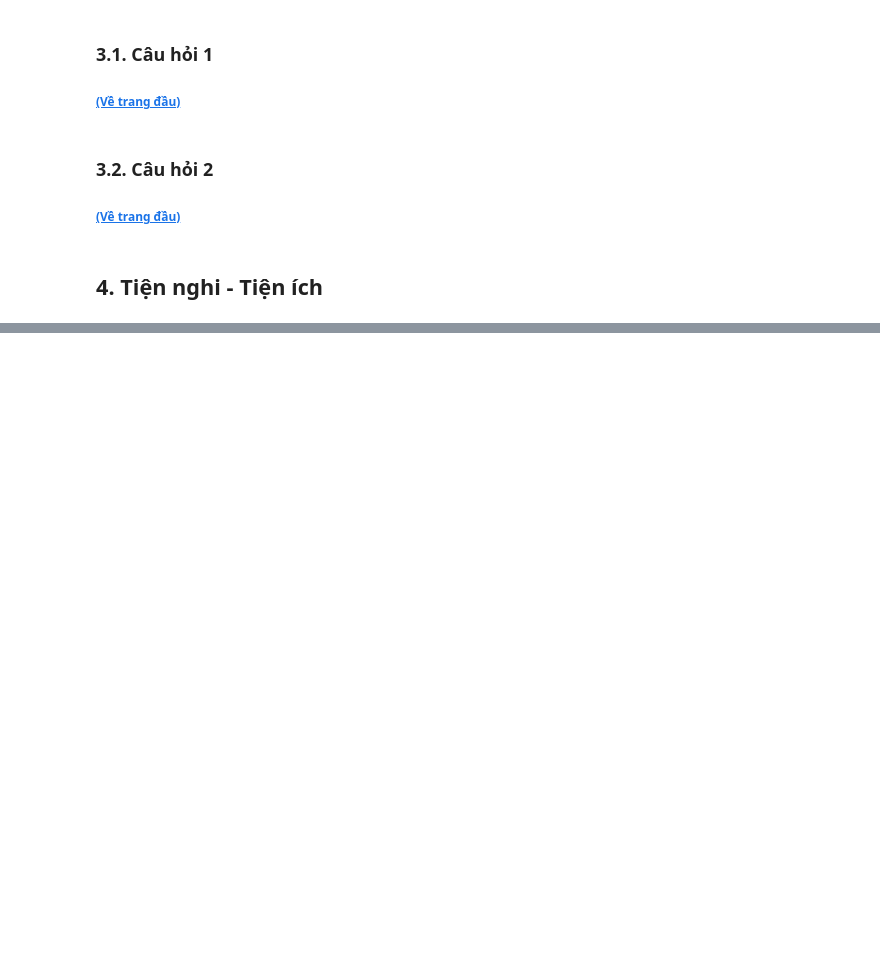
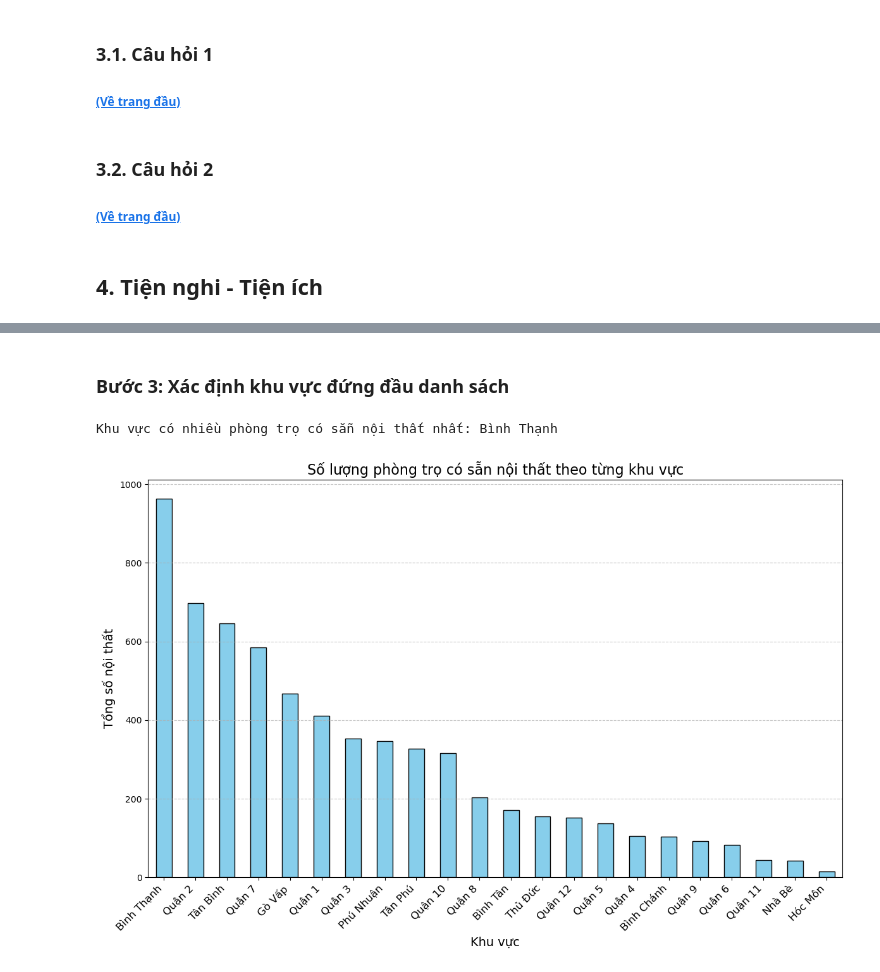
Before and after one commit to HoanggNguyen/DS_FinalProject, a Jupyter notebook: Question_Answer.ipynb, the cells around one changed output, grey strips where cells are left out. Saved outputs shown, nothing was run; the diff lists cells and outputs as text; code cells hidden in the pictures; blank space fills up the shorter version.

```diff
--- a/Question_Answer.ipynb
+++ b/Question_Answer.ipynb
@@ -48,2 +52,5 @@
 # %% [markdown]
 ### 1.2. Tải dữ liệu <a id="load"></a>
+# %%
+df = pd.read_csv("./DSPhongTro_DaXuLy.csv", encoding='utf-8-sig', sep='\t')
+df.head()
@@ -50,5 +64,14 @@
 # %% [markdown]
 #### Bảng ánh xạ
+# %%
+mapping = {
+    1: "Quận 1", 2: "Quận 2", 3: "Quận 3", 4: "Quận 4", 5: "Quận 5", 6: "Quận 6",
+    7: "Quận 7", 8: "Quận 8", 9: "Quận 9", 10: "Quận 10", 11: "Quận 11", 12: "Quận 12",
+    13: "Bình Thạnh", 14: "Gò Vấp", 15: "Phú Nhuận", 16: "Tân Bình", 17: "Tân Phú",
+    18: "Bình Tân", 19: "Thủ Đức", 20: "Bình Chánh", 21: "Cần Giờ",
+    22: "Củ Chi", 23: "Hóc Môn", 24: "Nhà Bè"
+}
+mapping_noi_that = {0: "Không", 1: "Cơ bản", 2: "Đầy đủ", 3: "Cao cấp"}
 # %% [markdown]
 ## 2. Phân khúc khách hàng <a id="segment"></a>
 # %% [markdown]
@@ -72,0 +98,3 @@
+# %%
+noi_that_theo_khu_vuc = df.groupby('Địa chỉ')['Nội thất'].sum()
+noi_that_theo_khu_vuc
@@ -72,0 +121,3 @@
+# %%
+noi_that_theo_khu_vuc_sorted = noi_that_theo_khu_vuc.sort_values(ascending=False)
+noi_that_theo_khu_vuc_sorted
@@ -72,0 +142,26 @@
+# %% [markdown]
+### Bước 3: Xác định khu vực đứng đầu danh sách
+# %%
+khu_vuc_nhieu_noi_that_nhat = noi_that_theo_khu_vuc_sorted.index[0]
+print("Khu vực có nhiều phòng trọ có sẵn nội thất nhất:",mapping[khu_vuc_nhieu_noi_that_nhat])
+# %% [output]
+Khu vực có nhiều phòng trọ có sẵn nội thất nhất: Bình Thạnh
+# %%
+noi_that_theo_khu_vuc_sorted_named = noi_that_theo_khu_vuc_sorted.rename(index=mapping)
+
+# Plot the bar chart
+plt.figure(figsize=(12, 8))
+noi_that_theo_khu_vuc_sorted_named.plot(kind='bar', color='skyblue', edgecolor='black')
+
+# Add labels and title
+plt.title("Số lượng phòng trọ có sẵn nội thất theo từng khu vực", fontsize=16)
+plt.xlabel("Khu vực", fontsize=14)
+plt.ylabel("Tổng số nội thất", fontsize=14)
+plt.xticks(rotation=45, ha='right', fontsize=12)
+plt.grid(axis='y', linestyle='--', alpha=0.7)
+
+# Show the plot
+plt.tight_layout()
+plt.show()
+# %% [output]
+[figure, added]
```
Also changed, not shown: parts of 26 cells of this notebook.
